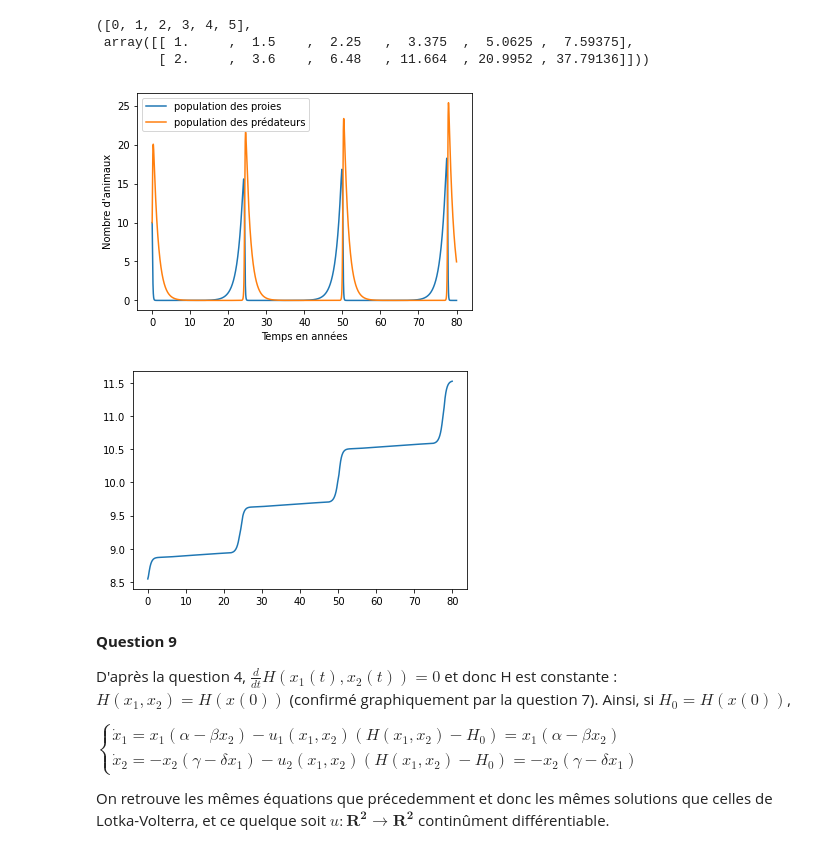
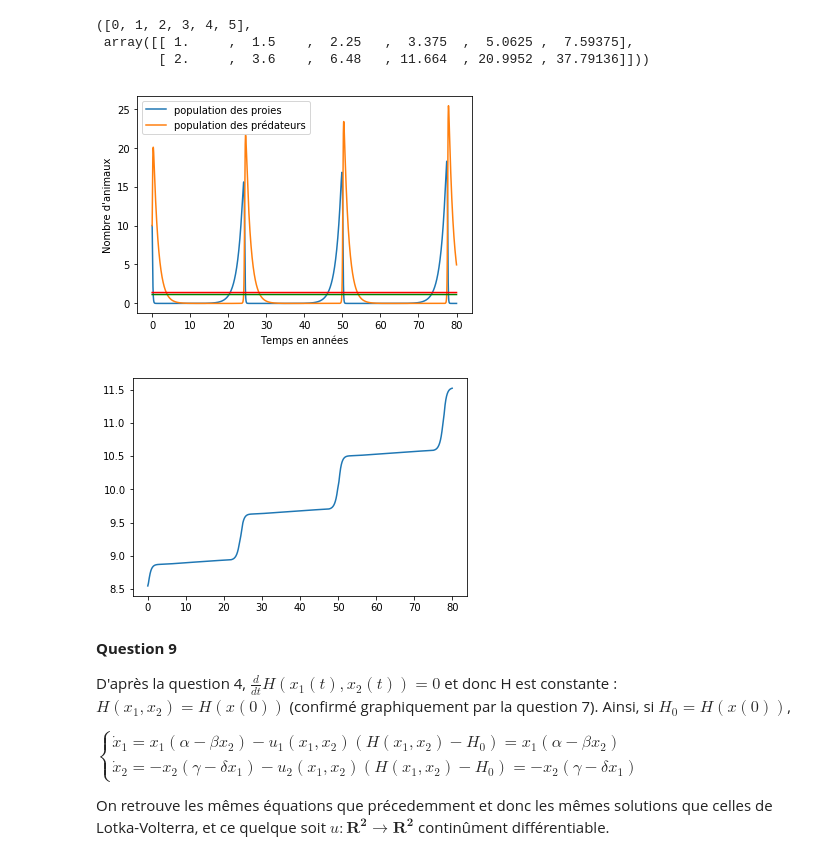
Before and after one commit to laureb01/Lotka-Volterra, a Jupyter notebook: Rendu.ipynb, the cells around one changed output. Cells and saved outputs as stored; diff of their text form; code cells hidden in the pictures.

```diff
--- a/Rendu.ipynb
+++ b/Rendu.ipynb
@@ -333,16 +370,18 @@ t, [x1, x2] = solve_euler_implicit(f, np.array([10, 10]), 0.01, 0, 80)
 # %%
 plt.plot(t, x1, label='population des proies')
 plt.plot(t, x2, label='population des prédateurs')
+plt.plot(t, c/d*np.ones(len(t)), color = 'g')
+plt.plot(t,a/b*np.ones(len(t)), color = 'r')
 plt.xlabel('Temps en années')
 plt.ylabel("Nombre d'animaux")
 plt.legend()
 plt.show()
 # %% [output]
-[figure, old version]
+[figure, new version]
 # %%
-plt.plot(t, H(x1,x2));
+plt.plot(t, H([x1,x2]));
 # %% [output]
-[figure, old version]
+[figure, new version]
 # %% [markdown]
 **Question 9**
 
```
Also changed, not shown: parts of 22 cells of this notebook.
